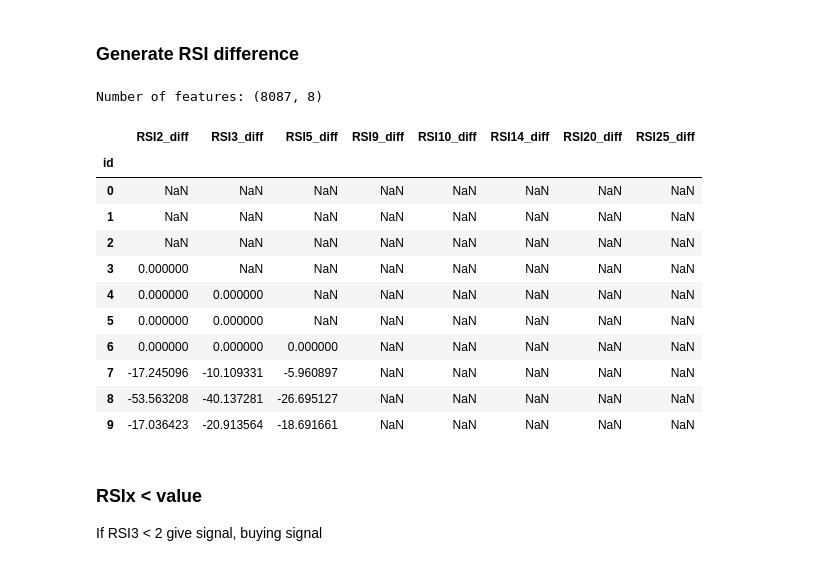
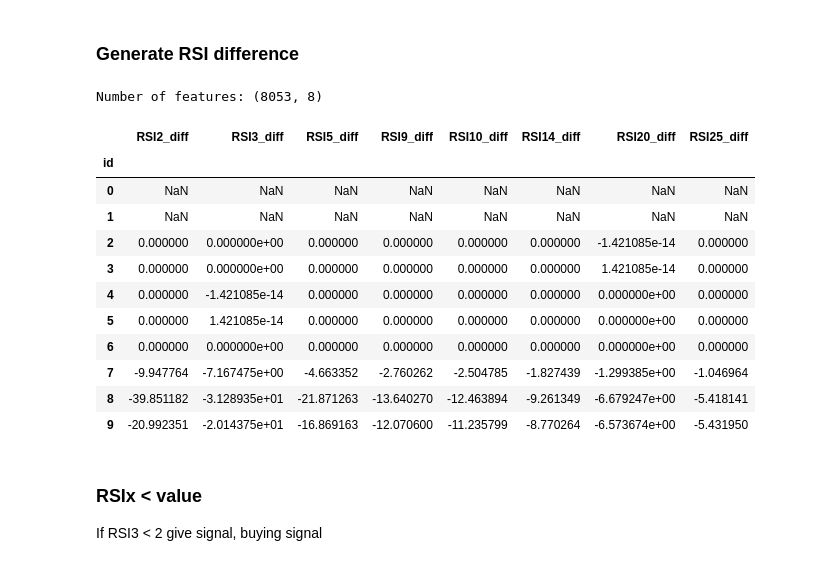
Before and after one commit to alexanderwendt/sklearn_ml_toolbox, a Jupyter notebook: OMX_S20_Class_y_Feature_X_Construction_for_Training.ipynb, the cells around one changed output. Drawn from its saved outputs; the diff is of its cells as text; code cells hidden in the pictures.

```diff
--- a/OMX_S20_Class_y_Feature_X_Construction_for_Training.ipynb
+++ b/OMX_S20_Class_y_Feature_X_Construction_for_Training.ipynb
@@ -383,7 +436,7 @@ signals ylong= 10717.0
 Cleaned bad signals 3.
 # %%
 #Merge all y values to the series start
-outcomes=source.join(
+outcomes=pd.DataFrame(index=source.index).join(
     pd.Series(y1day, name="1dTrend").astype('int64')).join(
     pd.Series(y5day, name="5dTrend").astype('int64')).join(
     pd.Series(y20day, name="20dTrend").astype('int64')).join(
@@ -510,10 +549,9 @@ Generate features based on price data X
 Data structure generated: features
 # %%
 #Inputs
-close = outcomes['Close']
-high = outcomes['High']
-low = outcomes['Low']
-yCol = outcomes['LongTrend'];
+close = source_cut['Close']
+high = source_cut['High']
+low = source_cut['Low']
 
 #Define features df
 features = pd.DataFrame(index=outcomes.index)
@@ -736,3 +788,6 @@ Number of features: (8087, 26)
 5 rows × 26 columns
 # %% [markdown]
 ### Generate RSI
+# %%
+rsicol = ta.rsi(close, length=14)
+display(rsicol[0:20])
@@ -739,22 +812,19 @@ Number of features: (8087, 26)
 # %%
-from talib import RSI
+#from talib import RSI
+#import ta   #https://github.com/bukosabino/ta
+import pandas_ta as ta   #https://github.com/twopirllc/pandas-ta
 
 rsiList = [2, 3, 5, 9, 10, 14, 20, 25];
 
 rsi_features = pd.DataFrame(index=features.index)
 
 for i in rsiList:
-    #RSI
-    rsiCol=RSI(close, timeperiod=i)
-    #Make source
-    temp_source = pd.DataFrame(rsiCol, columns=['RSI' + str(i)])
-    #print(temp_source)
-    rsi_features = rsi_features.join(temp_source)
-    #print("Calculated RSI{}".format(i))
+    #rsi(close, length=None, drift=None, offset=None, **kwargs)
+    rsicol = ta.rsi(close, length=i)
+    rsi_features = rsi_features.join(rsicol)
 
 print("Number of features: {}".format(rsi_features.shape))
+display(rsi_features.head(20))
 
 features = features.join(rsi_features)
-
-display(rsi_features.head(10))
 # %% [output]
@@ -775,35 +851,36 @@ Number of features: (8087, 8)
 ### Generate RSI difference
 # %%
 #RSI shift, in which direction it is moving
+import pandas_ta as ta   #https://github.com/twopirllc/pandas-ta
+
 rsi_values = rsiList
 rsi_change_features = pd.DataFrame(index=features.index)
 
 for period in rsi_values:
-    rsi=RSI(close, timeperiod=period)
+    rsi=ta.rsi(close, length=period)
     #Other column, here the same column shifted to find out if the direction changes
-    rsi_shift = rsi.shift(1)
-    temp_rsi = pd.DataFrame(rsi-rsi_shift, columns=['RSI' + str(period) + '_diff'])
-    rsi_change_features = rsi_change_features.join(temp_rsi)
+    rsi_diff = rsi-rsi.shift(1)
+    rsi_diff.name = 'RSI' + str(period) + '_diff'
+    rsi_change_features = rsi_change_features.join(rsi_diff)
 
 print("Number of features: {}".format(rsi_change_features.shape))
+display(rsi_change_features.head(10))
 
 features = features.join(rsi_change_features)
-
-display(rsi_change_features.head(10))
 # %% [output]
-Number of features: (8087, 8)
+Number of features: (8053, 8)
 |  | RSI2_diff | RSI3_diff | RSI5_diff | RSI9_diff | RSI10_diff | RSI14_diff | RSI20_diff | RSI25_diff |
 | id |  |  |  |  |  |  |  |  |
 | 0 | NaN | NaN | NaN | NaN | NaN | NaN | NaN | NaN |
 | 1 | NaN | NaN | NaN | NaN | NaN | NaN | NaN | NaN |
-| 2 | NaN | NaN | NaN | NaN | NaN | NaN | NaN | NaN |
-| 3 | 0.000000 | NaN | NaN | NaN | NaN | NaN | NaN | NaN |
-| 4 | 0.000000 | 0.000000 | NaN | NaN | NaN | NaN | NaN | NaN |
-| 5 | 0.000000 | 0.000000 | NaN | NaN | NaN | NaN | NaN | NaN |
-| 6 | 0.000000 | 0.000000 | 0.000000 | NaN | NaN | NaN | NaN | NaN |
-| 7 | -17.245096 | -10.109331 | -5.960897 | NaN | NaN | NaN | NaN | NaN |
-| 8 | -53.563208 | -40.137281 | -26.695127 | NaN | NaN | NaN | NaN | NaN |
-| 9 | -17.036423 | -20.913564 | -18.691661 | NaN | NaN | NaN | NaN | NaN |
+| 2 | 0.000000 | 0.000000e+00 | 0.000000 | 0.000000 | 0.000000 | 0.000000 | -1.421085e-14 | 0.000000 |
+| 3 | 0.000000 | 0.000000e+00 | 0.000000 | 0.000000 | 0.000000 | 0.000000 | 1.421085e-14 | 0.000000 |
+| 4 | 0.000000 | -1.421085e-14 | 0.000000 | 0.000000 | 0.000000 | 0.000000 | 0.000000e+00 | 0.000000 |
+| 5 | 0.000000 | 1.421085e-14 | 0.000000 | 0.000000 | 0.000000 | 0.000000 | 0.000000e+00 | 0.000000 |
+| 6 | 0.000000 | 0.000000e+00 | 0.000000 | 0.000000 | 0.000000 | 0.000000 | 0.000000e+00 | 0.000000 |
+| 7 | -9.947764 | -7.167475e+00 | -4.663352 | -2.760262 | -2.504785 | -1.827439 | -1.299385e+00 | -1.046964 |
+| 8 | -39.851182 | -3.128935e+01 | -21.871263 | -13.640270 | -12.463894 | -9.261349 | -6.679247e+00 | -5.418141 |
+| 9 | -20.992351 | -2.014375e+01 | -16.869163 | -12.070600 | -11.235799 | -8.770264 | -6.573674e+00 | -5.431950 |
 # %% [markdown]
 ### RSIx < value
 If RSI3 < 2 give signal, buying signal
```
Also changed, not shown: parts of 51 cells of this notebook, 46 other files.
